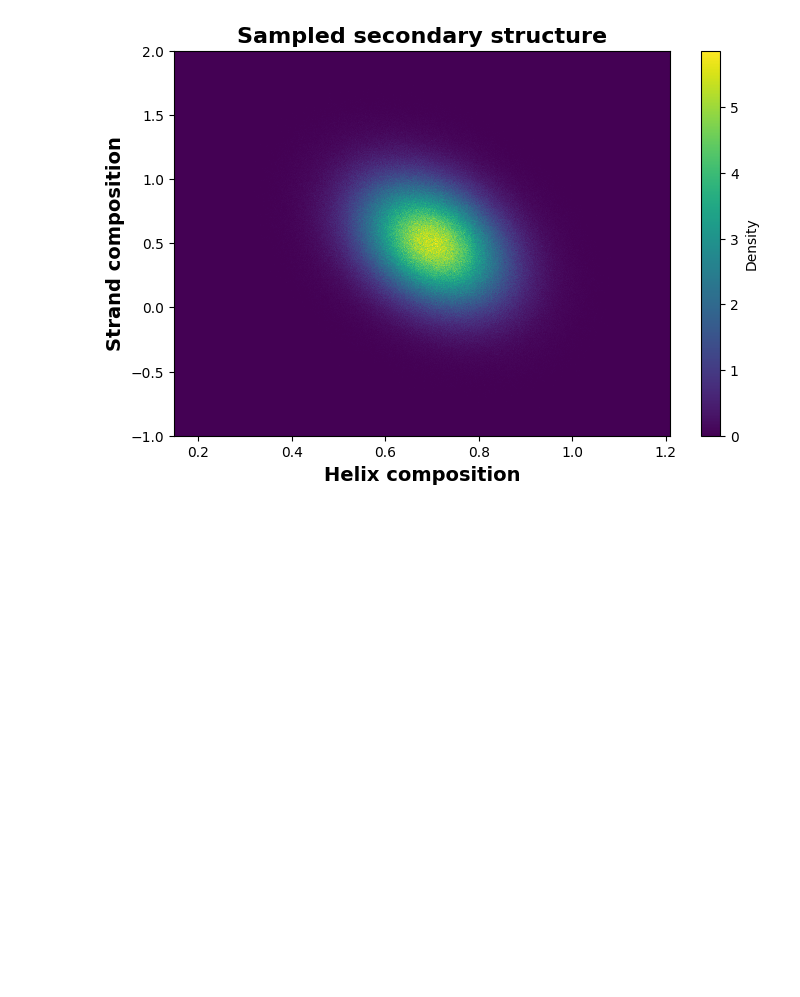
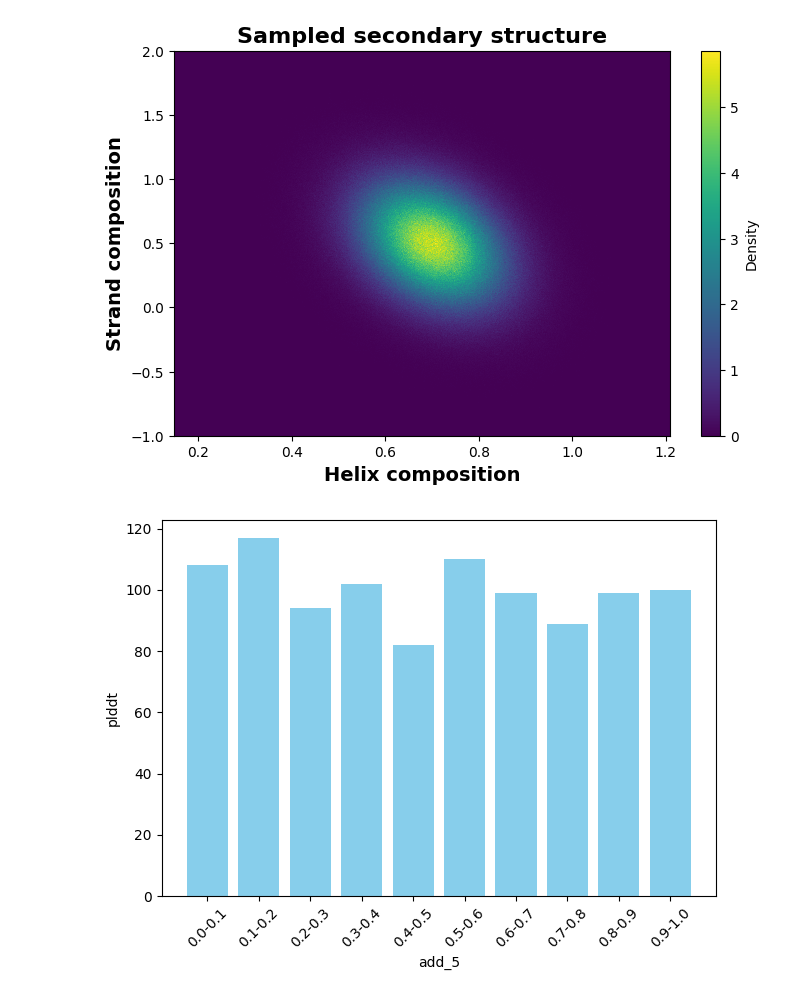
Before and after one commit to DoraemonXia/AI-Geometric-Drug-Design, a Jupyter notebook: draw.ipynb, the cells around one changed output. Cells and saved outputs as stored; diff of their text form; code cells hidden in the pictures; blank space fills up the shorter version.

```diff
--- a/draw.ipynb
+++ b/draw.ipynb
@@ -99,3 +99,44 @@ plt.title('Sampled secondary structure', fontsize=16, fontweight='bold')
 plt.show()
 # %% [output]
 [figure]
+# %%
+import numpy as np
+import matplotlib.pyplot as plt
+
+def score_distribution(scores):
+    # 将输入的 scores 转换为 numpy 数组，方便计算
+    scores = np.array(scores)
+
+    # 确保分数范围在 0-1 之间
+    scores = np.clip(scores, 0, 1)
+
+    # 使用 0 到 1 的 10 个固定区间
+    num_bins = 10
+    bins = np.linspace(0, 1, num_bins + 1)
+
+    # 统计每个区间的得分数量
+    hist, bin_edges = np.histogram(scores, bins)
+
+    # 绘制柱状图
+    plt.bar(range(num_bins), hist, width=0.8, align='center', color='skyblue')
+
+    # 设置 x 轴为各个区间的范围
+    plt.xticks(range(num_bins), [f'{bin_edges[i]:.1f}-{bin_edges[i+1]:.1f}' for i in range(num_bins)], rotation=45)
+
+    # 添加标签和标题
+    plt.xlabel('add_5')
+    plt.ylabel('plddt')
+    #plt.title('Score Distribution')
+
+    # 显示图表
+    plt.tight_layout()
+    plt.show()
+
+# 随机生成一些分数数据，范围在 0 到 1 之间
+np.random.seed(42)  # 设置随机种子以确保结果可复现
+random_scores = np.random.rand(1000)  # 生成 1000 个随机分数
+
+# 绘制分数分布图
+score_distribution(random_scores)
+# %% [output]
+[figure, added]
```
